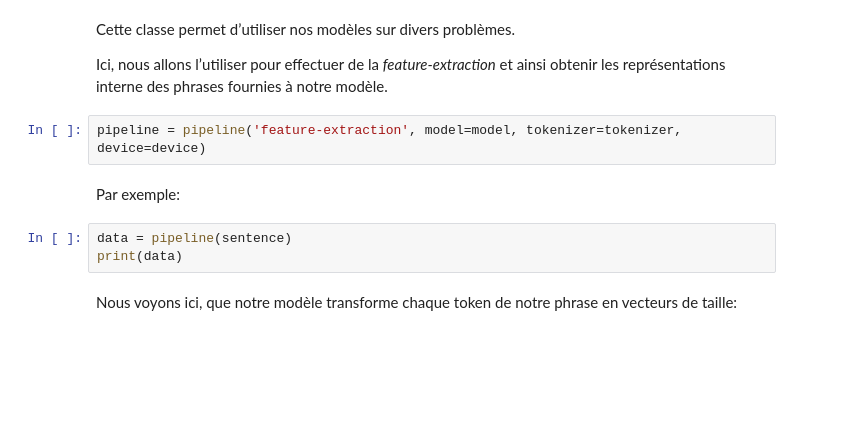
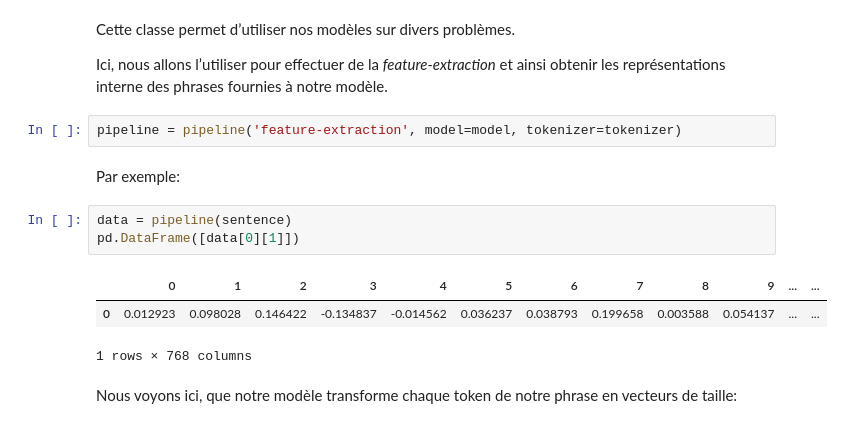
Before and after one commit to a-t-richard/DU-IAS-Atelier-NLP, a Jupyter notebook: DU_IAS_Atelier_NLP.ipynb, the cells around one changed output. Saved outputs shown, nothing was run; the diff lists cells and outputs as text; blank space fills up the shorter version.

```diff
--- a/DU_IAS_Atelier_NLP.ipynb
+++ b/DU_IAS_Atelier_NLP.ipynb
@@ -105,12 +140,16 @@ Cette classe permet d’utiliser nos modèles sur divers problèmes.
 
 Ici, nous allons l’utiliser pour effectuer de la *feature-extraction* et ainsi obtenir les représentations interne des phrases fournies à notre modèle.
 # %%
-pipeline = pipeline('feature-extraction', model=model, tokenizer=tokenizer, device=device)
+pipeline = pipeline('feature-extraction', model=model, tokenizer=tokenizer)
 # %% [markdown]
 Par exemple:
 # %%
 data = pipeline(sentence)
-print(data)
+pd.DataFrame([data[0][1]])
+# %% [output]
+|  | 0 | 1 | 2 | 3 | 4 | 5 | 6 | 7 | 8 | 9 | ... | ... |
+| 0 | 0.012923 | 0.098028 | 0.146422 | -0.134837 | -0.014562 | 0.036237 | 0.038793 | 0.199658 | 0.003588 | 0.054137 | ... | ... |
+1 rows × 768 columns
 # %% [markdown]
 Nous voyons ici, que notre modèle transforme chaque token de notre phrase en vecteurs de taille:
 # %%
```
Also changed, not shown: parts of 20 cells of this notebook.
